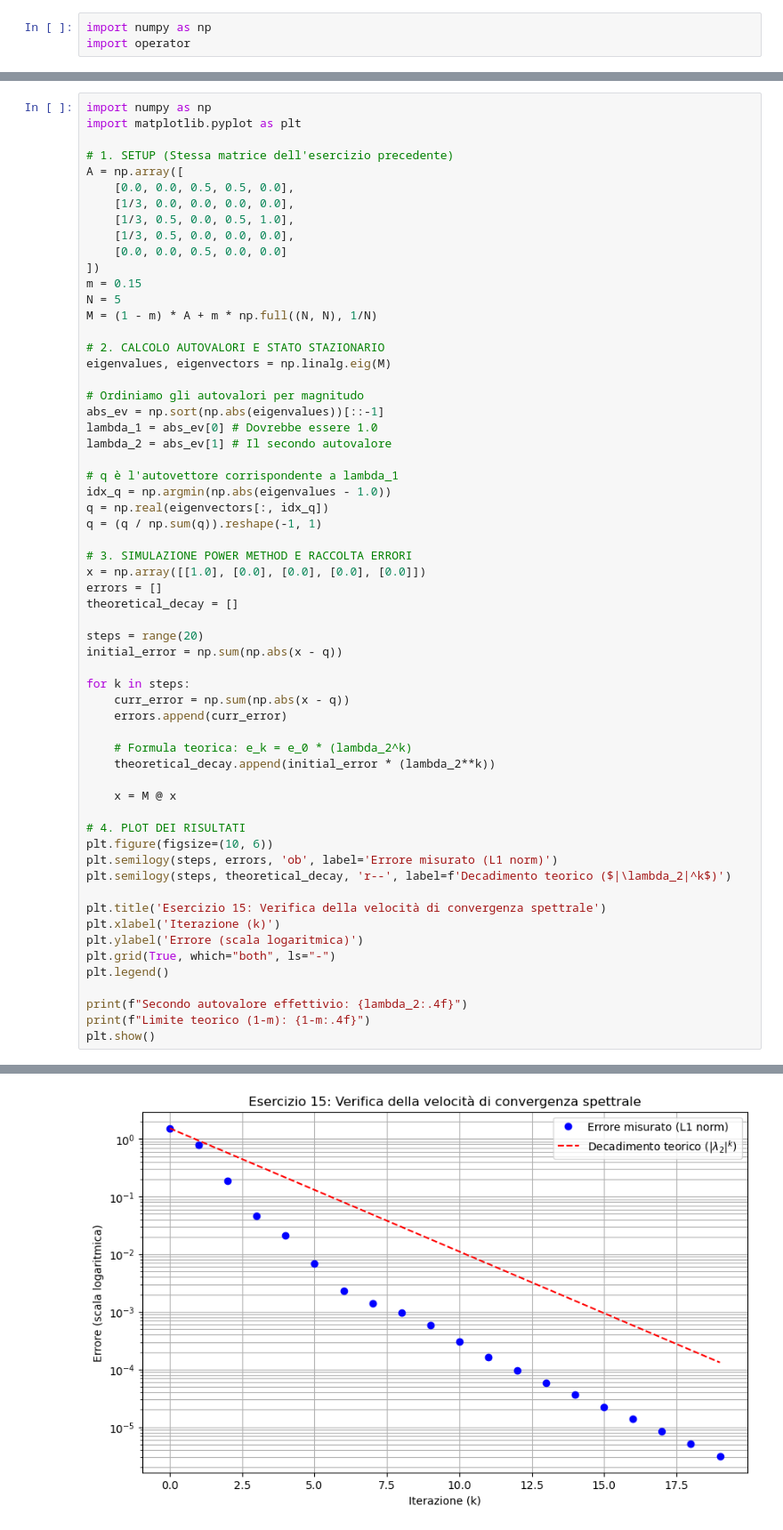
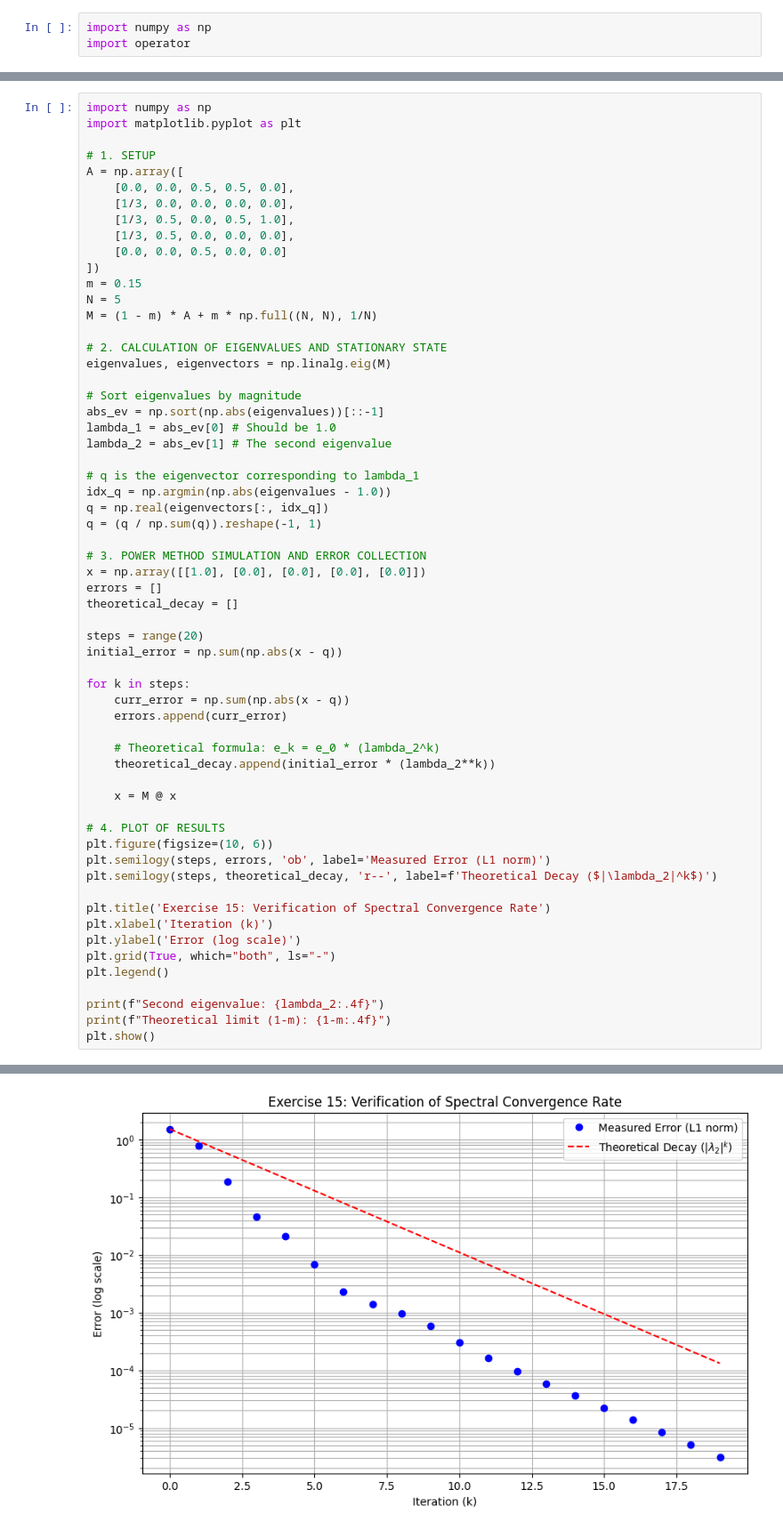
Before and after one commit to RikyPoz/PageRank, a Jupyter notebook: PageRank/pageRank.ipynb, the cells around one changed output, grey strips where cells are left out. Shown: that part at 89% size. Drawn from its saved outputs; the diff is of its cells as text.

```diff
--- a/PageRank/pageRank.ipynb
+++ b/PageRank/pageRank.ipynb
@@ -711,7 +714,7 @@ print(f"Verifica Convergenza: Il rapporto finale ({ratio:.4f}) tende a |lambda_2
 import numpy as np
 import matplotlib.pyplot as plt
 
-# 1. SETUP (Stessa matrice dell'esercizio precedente)
+# 1. SETUP
 A = np.array([
     [0.0, 0.0, 0.5, 0.5, 0.0],
     [1/3, 0.0, 0.0, 0.0, 0.0],
@@ -723,20 +726,20 @@ m = 0.15
 N = 5
 M = (1 - m) * A + m * np.full((N, N), 1/N)
 
-# 2. CALCOLO AUTOVALORI E STATO STAZIONARIO
+# 2. CALCULATION OF EIGENVALUES AND STATIONARY STATE
 eigenvalues, eigenvectors = np.linalg.eig(M)
 
-# Ordiniamo gli autovalori per magnitudo
+# Sort eigenvalues by magnitude
 abs_ev = np.sort(np.abs(eigenvalues))[::-1]
-lambda_1 = abs_ev[0] # Dovrebbe essere 1.0
-lambda_2 = abs_ev[1] # Il secondo autovalore
+lambda_1 = abs_ev[0] # Should be 1.0
+lambda_2 = abs_ev[1] # The second eigenvalue
 
-# q è l'autovettore corrispondente a lambda_1
+# q is the eigenvector corresponding to lambda_1
 idx_q = np.argmin(np.abs(eigenvalues - 1.0))
 q = np.real(eigenvectors[:, idx_q])
 q = (q / np.sum(q)).reshape(-1, 1)
 
-# 3. SIMULAZIONE POWER METHOD E RACCOLTA ERRORI
+# 3. POWER METHOD SIMULATION AND ERROR COLLECTION
 x = np.array([[1.0], [0.0], [0.0], [0.0], [0.0]])
 errors = []
 theoretical_decay = []
@@ -748,23 +751,23 @@ for k in steps:
     curr_error = np.sum(np.abs(x - q))
     errors.append(curr_error)
 
-    # Formula teorica: e_k = e_0 * (lambda_2^k)
+    # Theoretical formula: e_k = e_0 * (lambda_2^k)
     theoretical_decay.append(initial_error * (lambda_2**k))
 
     x = M @ x
 
-# 4. PLOT DEI RISULTATI
+# 4. PLOT OF RESULTS
 plt.figure(figsize=(10, 6))
-plt.semilogy(steps, errors, 'ob', label='Errore misurato (L1 norm)')
-plt.semilogy(steps, theoretical_decay, 'r--', label=f'Decadimento teorico ($|\lambda_2|^k$)')
+plt.semilogy(steps, errors, 'ob', label='Measured Error (L1 norm)')
+plt.semilogy(steps, theoretical_decay, 'r--', label=f'Theoretical Decay ($|\lambda_2|^k$)')
 
-plt.title('Esercizio 15: Verifica della velocità di convergenza spettrale')
-plt.xlabel('Iterazione (k)')
-plt.ylabel('Errore (scala logaritmica)')
+plt.title('Exercise 15: Verification of Spectral Convergence Rate')
+plt.xlabel('Iteration (k)')
+plt.ylabel('Error (log scale)')
 plt.grid(True, which="both", ls="-")
 plt.legend()
 
-print(f"Secondo autovalore effettivio: {lambda_2:.4f}")
-print(f"Limite teorico (1-m): {1-m:.4f}")
+print(f"Second eigenvalue: {lambda_2:.4f}")
+print(f"Theoretical limit (1-m): {1-m:.4f}")
 plt.show()
 # %% [output]
@@ -773 +776 @@ Limite teorico (1-m): 0.8500
-[figure, old version]
+[figure, new version]
```
Also changed, not shown: parts of 10 cells of this notebook.
